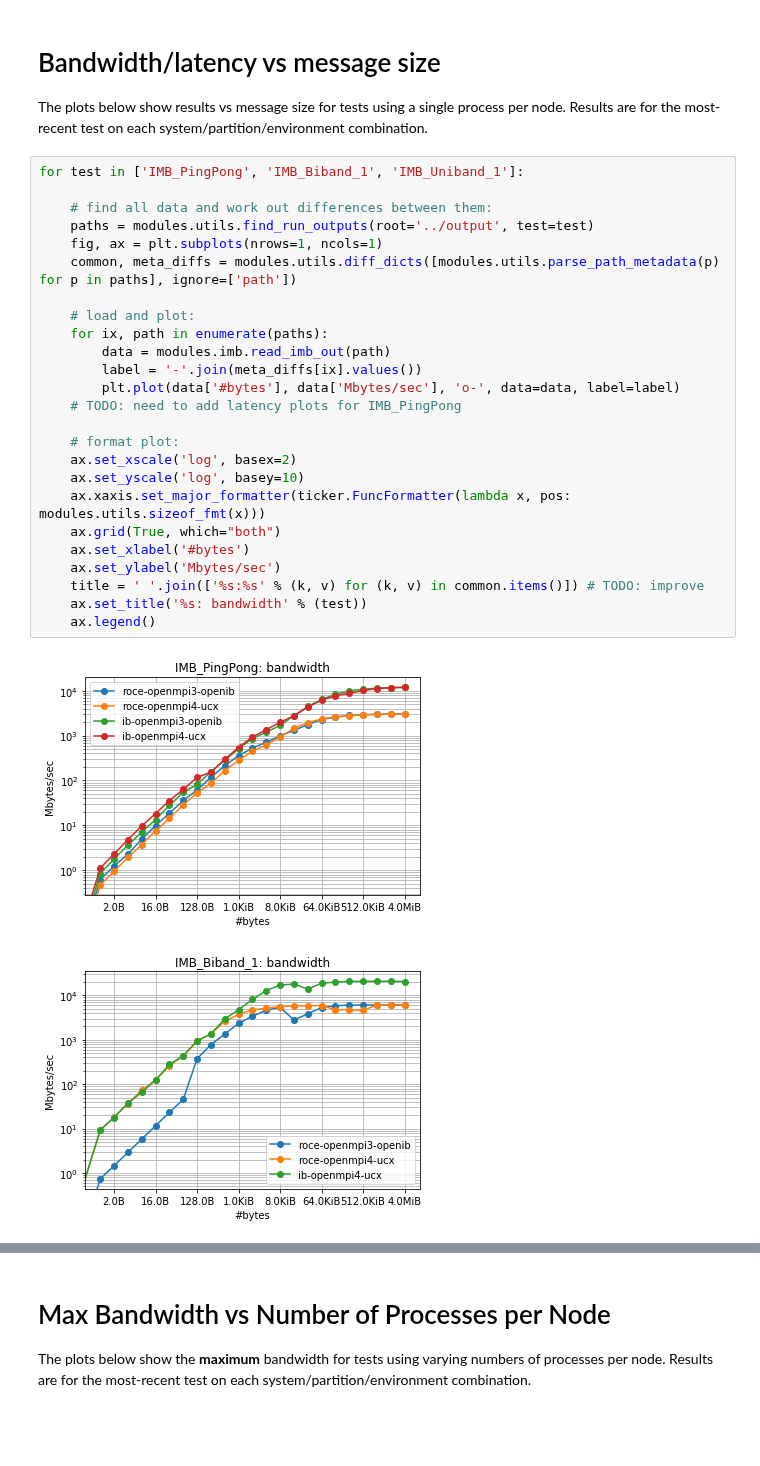
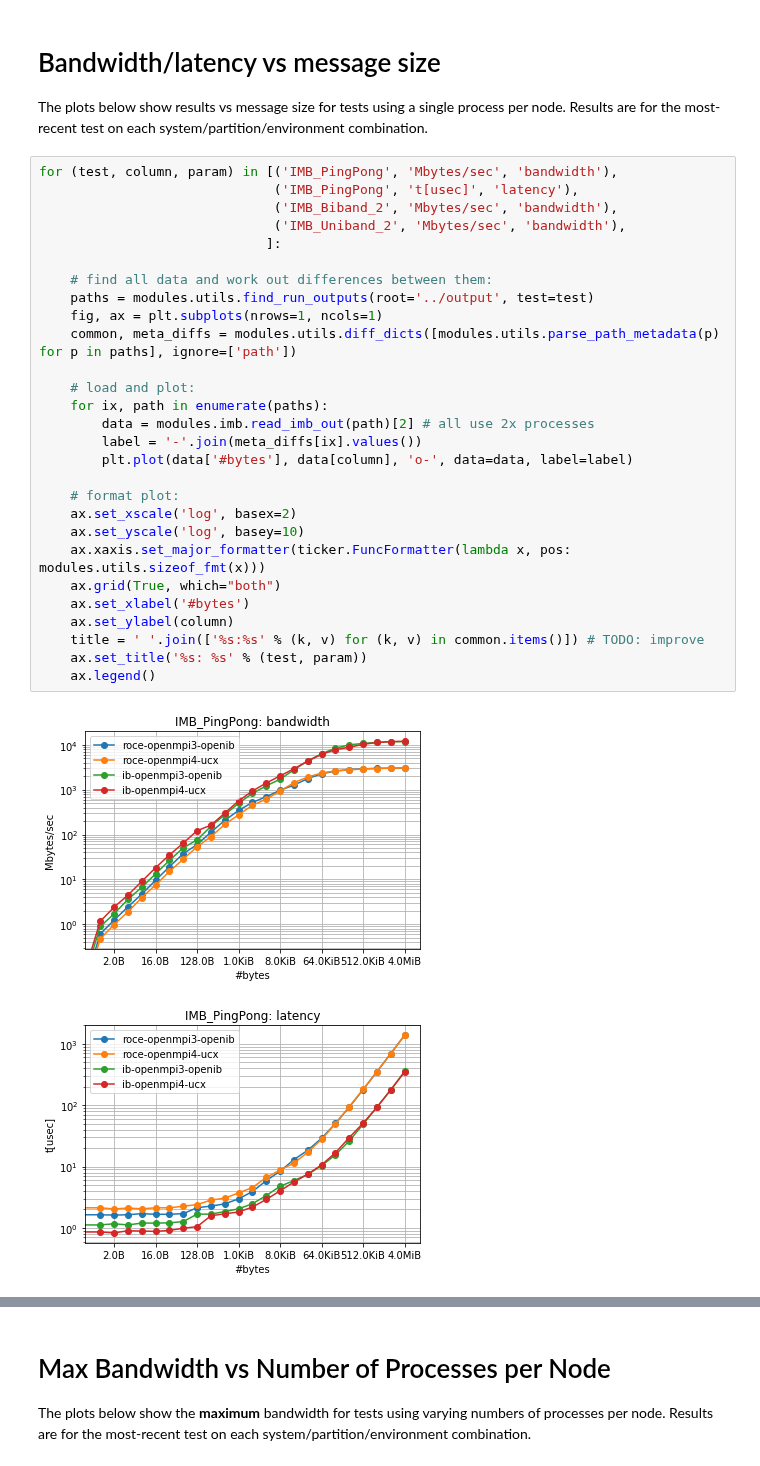
Before and after one commit to ukri-excalibur/excalibur-tests, a Jupyter notebook: imb/IMB.ipynb, the cells around one changed output, grey strips where cells are left out. Drawn from its saved outputs; the diff is of its cells as text; blank space fills up the shorter version.

Commit message:
fix IMB plotting for parallel transfer tests, add latency, start adding efficienty (WIP)

```diff
--- a/imb/IMB.ipynb
+++ b/imb/IMB.ipynb
@@ -26,30 +26,33 @@ import modules
 
 The plots below show results vs message size for tests using a single process per node. Results are for the most-recent test on each system/partition/environment combination.
 # %%
-for test in ['IMB_PingPong', 'IMB_Biband_1', 'IMB_Uniband_1']:
+for (test, column, param) in [('IMB_PingPong', 'Mbytes/sec', 'bandwidth'),
+                              ('IMB_PingPong', 't[usec]', 'latency'),
+                              ('IMB_Biband_2', 'Mbytes/sec', 'bandwidth'),
+                              ('IMB_Uniband_2', 'Mbytes/sec', 'bandwidth'),
+                             ]:
 
     # find all data and work out differences between them:
     paths = modules.utils.find_run_outputs(root='../output', test=test)
     fig, ax = plt.subplots(nrows=1, ncols=1)
     common, meta_diffs = modules.utils.diff_dicts([modules.utils.parse_path_metadata(p) for p in paths], ignore=['path'])
 
     # load and plot:
     for ix, path in enumerate(paths):
-        data = modules.imb.read_imb_out(path)
+        data = modules.imb.read_imb_out(path)[2] # all use 2x processes
         label = '-'.join(meta_diffs[ix].values())
-        plt.plot(data['#bytes'], data['Mbytes/sec'], 'o-', data=data, label=label)
-    # TODO: need to add latency plots for IMB_PingPong
+        plt.plot(data['#bytes'], data[column], 'o-', data=data, label=label)
 
     # format plot:
     ax.set_xscale('log', basex=2)
     ax.set_yscale('log', basey=10)
     ax.xaxis.set_major_formatter(ticker.FuncFormatter(lambda x, pos: modules.utils.sizeof_fmt(x)))
     ax.grid(True, which="both")
     ax.set_xlabel('#bytes')
-    ax.set_ylabel('Mbytes/sec')
+    ax.set_ylabel(column)
     title = ' '.join(['%s:%s' % (k, v) for (k, v) in common.items()]) # TODO: improve
-    ax.set_title('%s: bandwidth' % (test))
+    ax.set_title('%s: %s' % (test, param))
     ax.legend()
 # %% [output]
-[figure, old version]
+[figure, new version]
-[figure, old version]
+[figure, new version]
```
Also changed, not shown: parts of 2 cells of this notebook.
